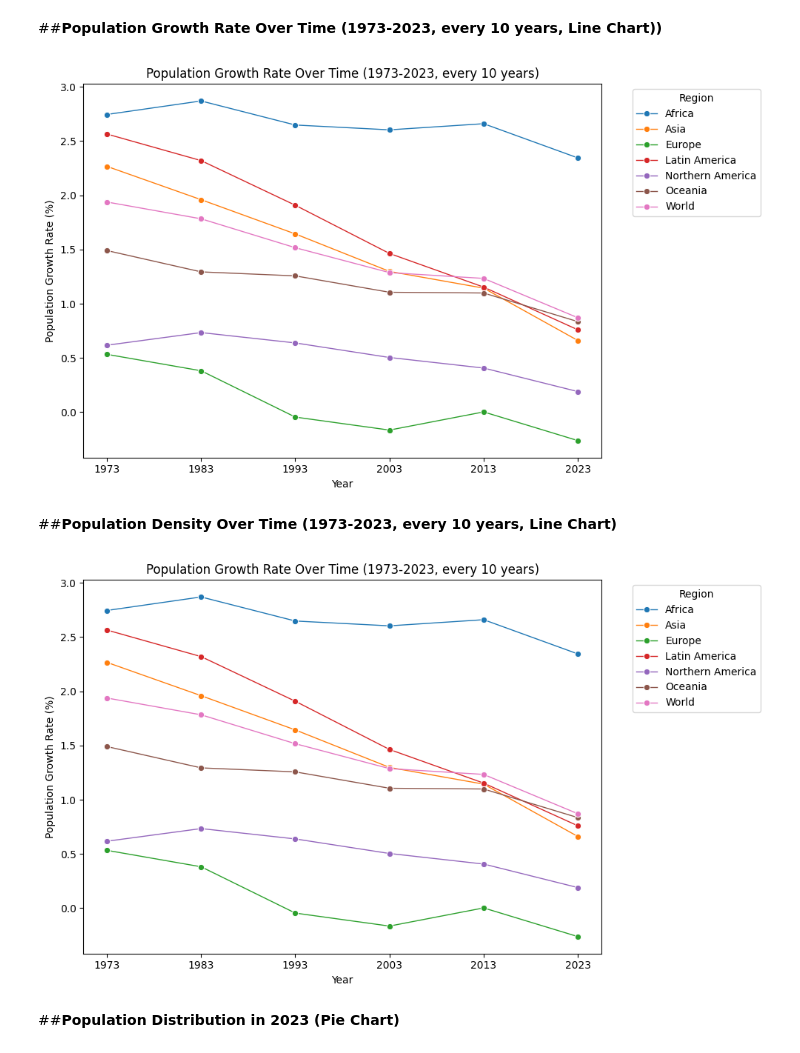
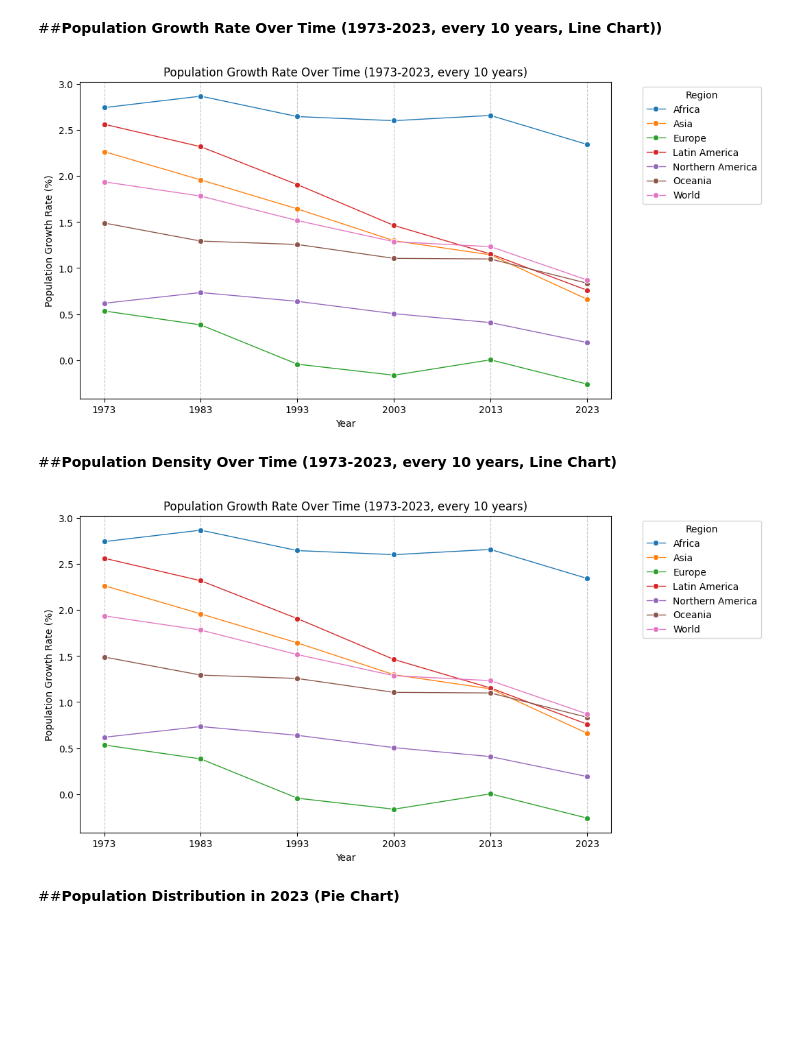
Before and after one commit to kamangirkhan/Data110, a Jupyter notebook: Project 1/Project_1.ipynb, the cells around one changed output. Saved outputs shown, nothing was run; the diff lists cells and outputs as text; code cells hidden in the pictures; blank space fills up the shorter version.

```diff
--- a/Project 1/Project_1.ipynb
+++ b/Project 1/Project_1.ipynb
@@ -32,20 +32,15 @@ I performed the following **data analysis steps**:
 # %%
 import pandas as pd
 
-# Load the CSV file
-pop = pd.read_csv("/population.csv")
+pop = pd.read_csv("/content/population.csv")
 
-# Clean the 'area' column by removing "(UN)" and modifying region names
 pop['area'] = pop['area'].str.replace(r" \(UN\)", "", regex=True)
 pop['area'] = pop['area'].replace("Latin America and the Caribbean", "Latin America")
 
-# Define the list of regions to filter
 regions = ["Asia", "Africa", "Europe", "Latin America", "Northern America", "Oceania"]
 
-# Filter the dataframe to keep only the selected regions
 con_pop = pop[pop['area'].isin(regions)]
 
-# Display the first few rows of the filtered dataset
 print(con_pop.head())
 # %% [output]
       area  year  population  sex_ratio  birth_rate  death_rate  \
@@ -97,35 +85,28 @@ plt.show()
 # %%
 import pandas as pd
 import matplotlib.pyplot as plt
 import seaborn as sns
 
-# Define world regions
 world = ["Asia", "Africa", "Europe", "Latin America", "Northern America", "Oceania", "World"]
 
-# Filter the dataset for world regions
 world_pop = pop[pop['area'].isin(world)]
 
-# Filter for every 10 years from 1973 to 2023
 world_pop_time_growth = world_pop[(world_pop['year'] % 10 == 3) & (world_pop['year'].between(1973, 2023))]
 
-# Set figure size
 plt.figure(figsize=(10, 6))
 
-# Create line plot
 sns.lineplot(data=world_pop_time_growth, x="year", y="natural_population_growth_rate", hue="area", marker="o", linewidth=1)
 
-# Customize plot
 plt.title("Population Growth Rate Over Time (1973-2023, every 10 years)")
 plt.xlabel("Year")
 plt.ylabel("Population Growth Rate (%)")
-plt.xticks(range(1973, 2024, 10))  # Set x-axis ticks every 10 years
-plt.legend(title="Region", bbox_to_anchor=(1.05, 1), loc="upper left")  # Move legend outside
+plt.xticks(range(1973, 2024, 10))
+plt.grid(axis='x', linestyle="--", alpha=0.7)
+plt.legend(title="Region", bbox_to_anchor=(1.05, 1), loc="upper left")
 
-# Show plot
-plt.tight_layout()
 plt.show()
 # %% [output]
-[figure, old version]
+[figure, new version]
 # %% [markdown]
 ##**Population Density Over Time (1973-2023, every 10 years, Line Chart)**
 # %%
@@ -135,27 +116,22 @@ import seaborn as sns
 
 world_pop = pop[pop['area'].isin(world)]
 
-# Filter for every 10 years from 1973 to 2023
 world_pop_time_growth = world_pop[(world_pop['year'] % 10 == 3) & (world_pop['year'].between(1973, 2023))]
 
-# Set figure size
 plt.figure(figsize=(10, 6))
 
-# Create line plot
 sns.lineplot(data=world_pop_time_growth, x="year", y="natural_population_growth_rate", hue="area", marker="o", linewidth=1)
 
-# Customize plot
 plt.title("Population Growth Rate Over Time (1973-2023, every 10 years)")
 plt.xlabel("Year")
 plt.ylabel("Population Growth Rate (%)")
-plt.xticks(range(1973, 2024, 10))  # Set x-axis ticks every 10 years
-plt.legend(title="Region", bbox_to_anchor=(1.05, 1), loc="upper left")  # Move legend outside
+plt.xticks(range(1973, 2024, 10))
+plt.grid(axis='x', linestyle="--", alpha=0.7)
+plt.legend(title="Region", bbox_to_anchor=(1.05, 1), loc="upper left")
 
-# Show plot
-plt.tight_layout()
 plt.show()
 # %% [output]
-[figure, old version]
+[figure, new version]
 # %% [markdown]
 ##**Population Distribution in 2023 (Pie Chart)**
 # %%
```
Also changed, not shown: parts of 4 cells of this notebook.
